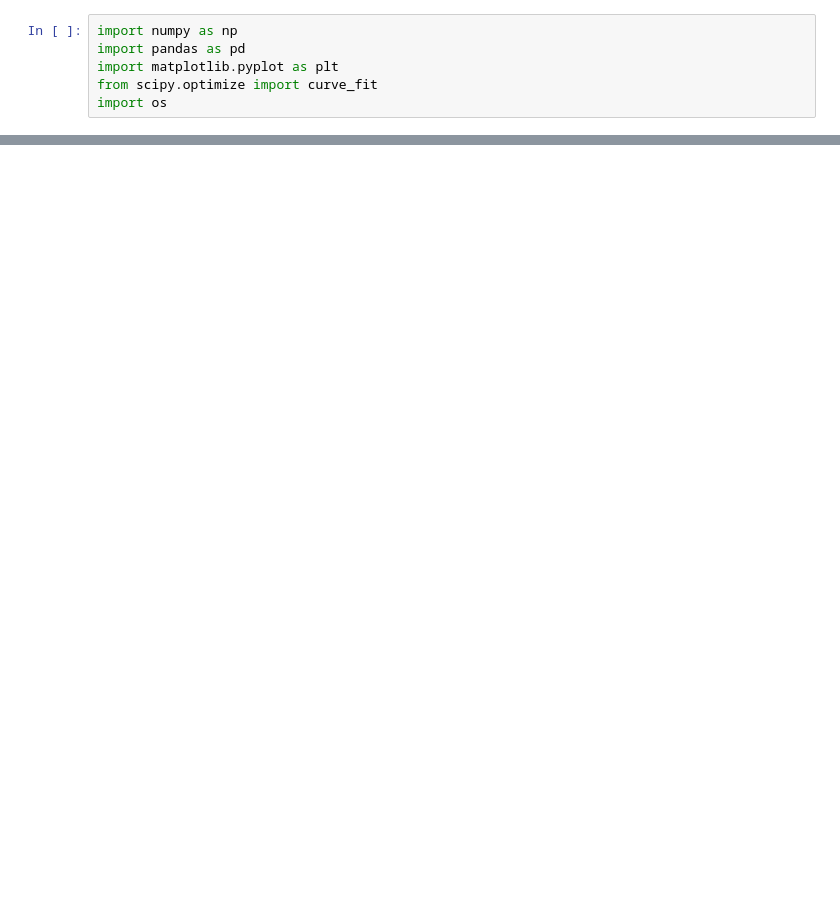
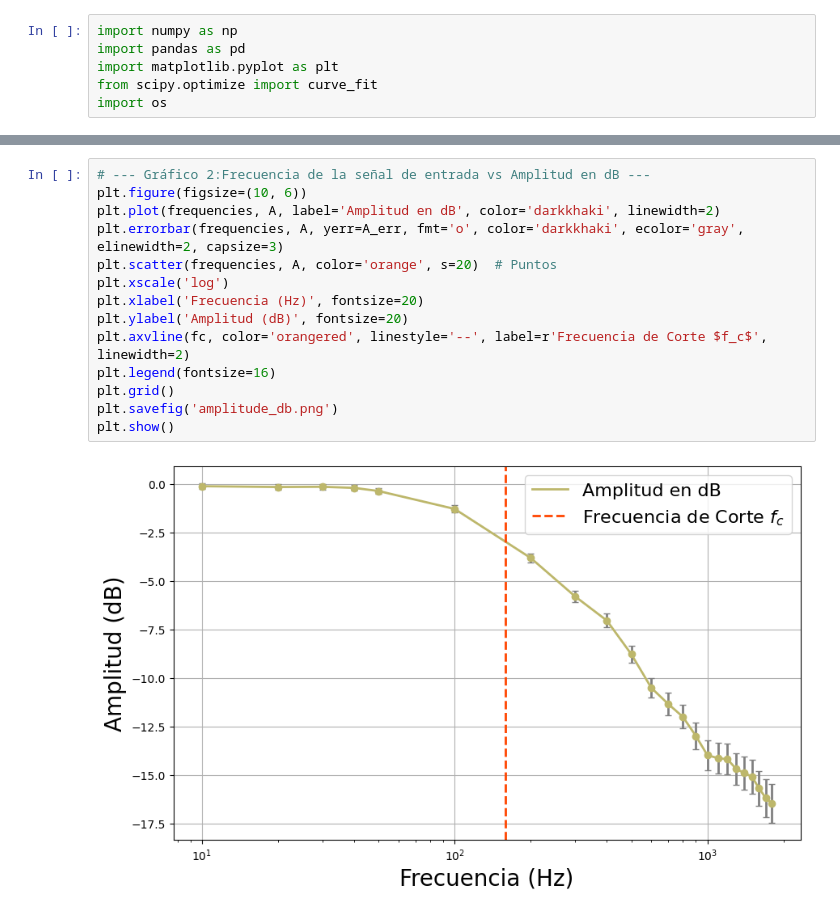
Before and after one commit to manumei/Fisica2-tp2, a Jupyter notebook: graphics.ipynb, the cells around one changed output, grey strips where cells are left out. Drawn from its saved outputs; the diff is of its cells as text; blank space fills up the shorter version.

```diff
--- a/graphics.ipynb
+++ b/graphics.ipynb
@@ -117,0 +64,16 @@ plt.show()
+# %%
+# --- Gráfico 2:Frecuencia de la señal de entrada vs Amplitud en dB ---
+plt.figure(figsize=(10, 6))
+plt.plot(frequencies, A, label='Amplitud en dB', color='darkkhaki', linewidth=2)
+plt.errorbar(frequencies, A, yerr=A_err, fmt='o', color='darkkhaki', ecolor='gray', elinewidth=2, capsize=3)
+plt.scatter(frequencies, A, color='orange', s=20)  # Puntos
+plt.xscale('log')
+plt.xlabel('Frecuencia (Hz)', fontsize=20)
+plt.ylabel('Amplitud (dB)', fontsize=20)
+plt.axvline(fc, color='orangered', linestyle='--', label=r'Frecuencia de Corte $f_c$', linewidth=2)
+plt.legend(fontsize=16)
+plt.grid()
+plt.savefig('amplitude_db.png')
+plt.show()
+# %% [output]
+[figure, added]
```
Also changed, not shown: parts of 8 cells of this notebook, 4 other files.
